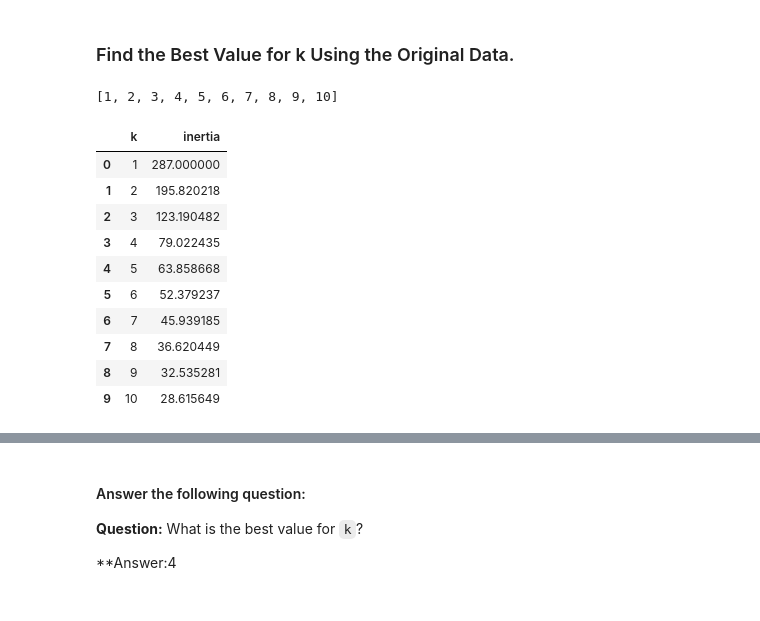
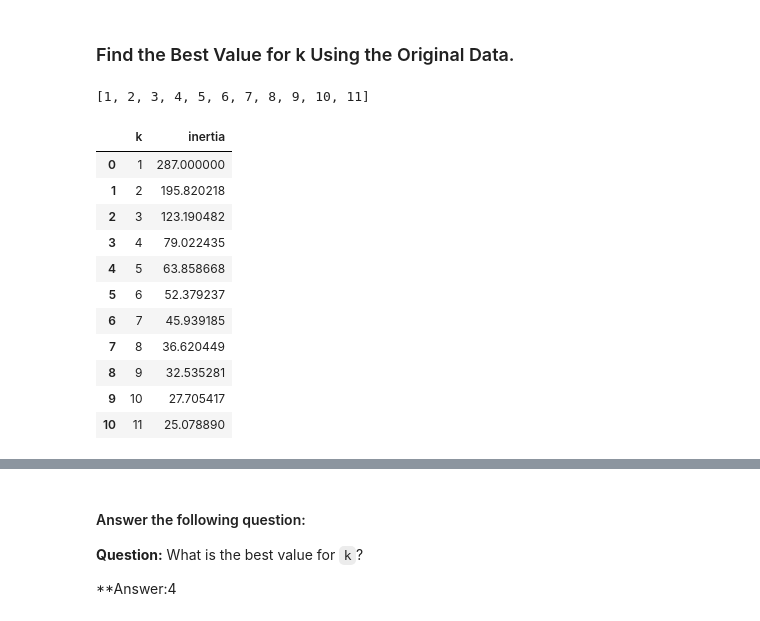
Before and after one commit to DeviBalao/CryptoClustering, a Jupyter notebook: Crypto_Clustering.ipynb, the cells around one changed output, grey strips where cells are left out. Saved outputs shown, nothing was run; the diff lists cells and outputs as text; code cells hidden in the pictures.

```diff
--- a/Crypto_Clustering.ipynb
+++ b/Crypto_Clustering.ipynb
@@ -120,10 +113,10 @@ df_market_data_scaled.head()
 ### Find the Best Value for k Using the Original Data.
 # %%
 # Create a list with the number of k-values from 1 to 11
-k= list(range(1,11))
+k= list(range(1,12))
 k
 # %% [output]
-[1, 2, 3, 4, 5, 6, 7, 8, 9, 10]
+[1, 2, 3, 4, 5, 6, 7, 8, 9, 10, 11]
 # %%
 # Create an empty list to store the inertia values
 inertia = []
@@ -133,7 +126,7 @@ for i in k:
     # Inside the loop:
 
     # 1. Create a KMeans model using the loop counter for the n_clusters
-    kmodel = KMeans(n_clusters = i,random_state = 5,n_init=10)
+    kmodel = KMeans(n_clusters = i,random_state = 5,n_init=15)
 
     # 2. Fit the model to the data using `df_market_data_scaled`
     kmodel.fit(df_market_data_scaled)
@@ -143,22 +136,23 @@ for i in k:
 # %%
 # Create a dictionary with the data to plot the Elbow curve
 elbow_data_dict = {"k":k,"inertia": inertia}
 
 # Create a DataFrame with the data to plot the Elbow curve
-elbow_data_df = pd.DataFrame(inertia_dict)
+elbow_data_df = pd.DataFrame(elbow_data_dict)
 elbow_data_df
 # %% [output]
 |  | k | inertia |
 | 0 | 1 | 287.000000 |
 | 1 | 2 | 195.820218 |
 | 2 | 3 | 123.190482 |
 | 3 | 4 | 79.022435 |
 | 4 | 5 | 63.858668 |
 | 5 | 6 | 52.379237 |
 | 6 | 7 | 45.939185 |
 | 7 | 8 | 36.620449 |
 | 8 | 9 | 32.535281 |
-| 9 | 10 | 28.615649 |
+| 9 | 10 | 27.705417 |
+| 10 | 11 | 25.078890 |
 # %%
 # Plot a line chart with all the inertia values computed with
 # the different values of k to visually identify the optimal value for k.
```
Also changed, not shown: parts of 6 cells of this notebook.
